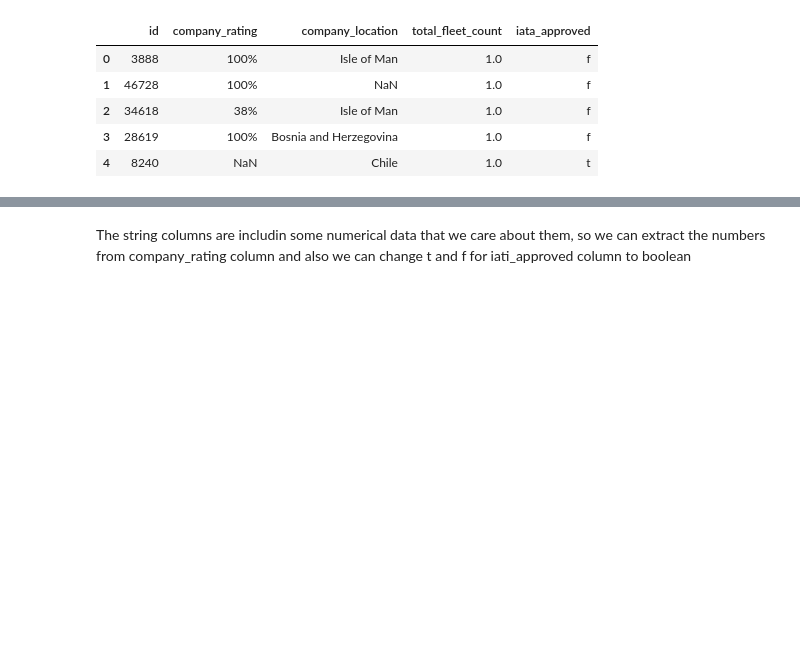
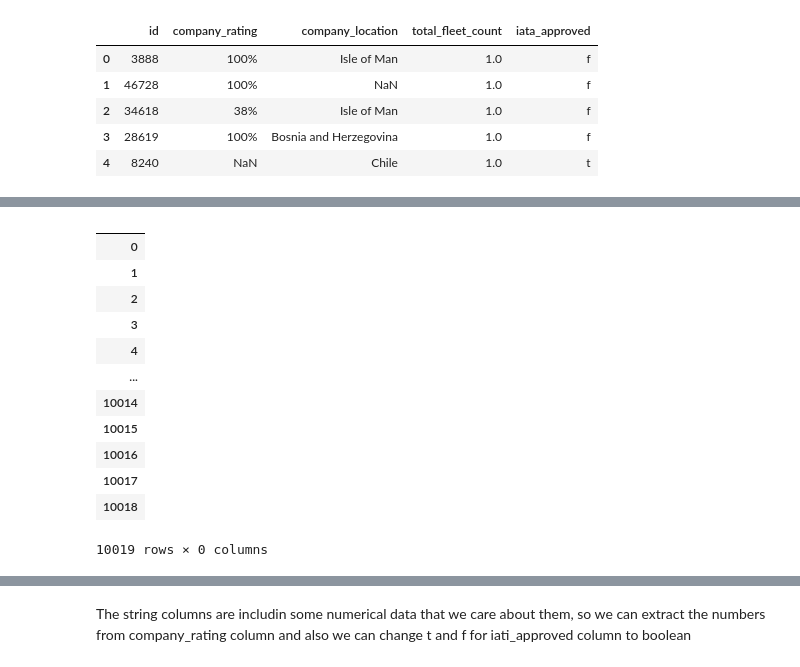
Before and after one commit to leilafarsani/spaceflights-kerdo, a Jupyter notebook: spaceflight/notebooks/data-exploration.ipynb, the cells around one changed output, grey strips where cells are left out. Cells and saved outputs as stored; diff of their text form; code cells hidden in the pictures; blank space fills up the shorter version.

```diff
--- a/spaceflight/notebooks/data-exploration.ipynb
+++ b/spaceflight/notebooks/data-exploration.ipynb
@@ -37,3 +39,6 @@ df_companies.head()
 | 2 | 34618 | 38% | Isle of Man | 1.0 | f |
 | 3 | 28619 | 100% | Bosnia and Herzegovina | 1.0 | f |
 | 4 | 8240 | NaN | Chile | 1.0 | t |
+# %%
+df_companies.iloc[:,5:]
+# %% [output]
@@ -40,3 +46,16 @@ df_companies.head()
+|  |
+| 0 |
+| 1 |
+| 2 |
+| 3 |
+| 4 |
+| ... |
+| 10014 |
+| 10015 |
+| 10016 |
+| 10017 |
+| 10018 |
+10019 rows × 0 columns
 # %%
 df_companies.dtypes
 # %% [output]
```
Also changed, not shown: parts of 27 cells of this notebook.
